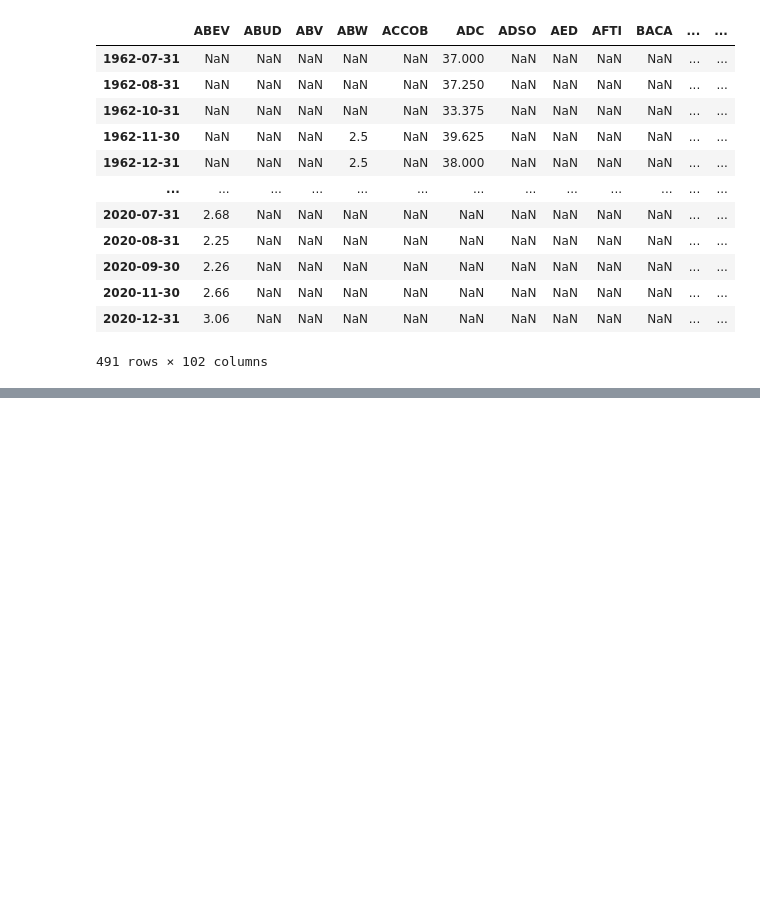
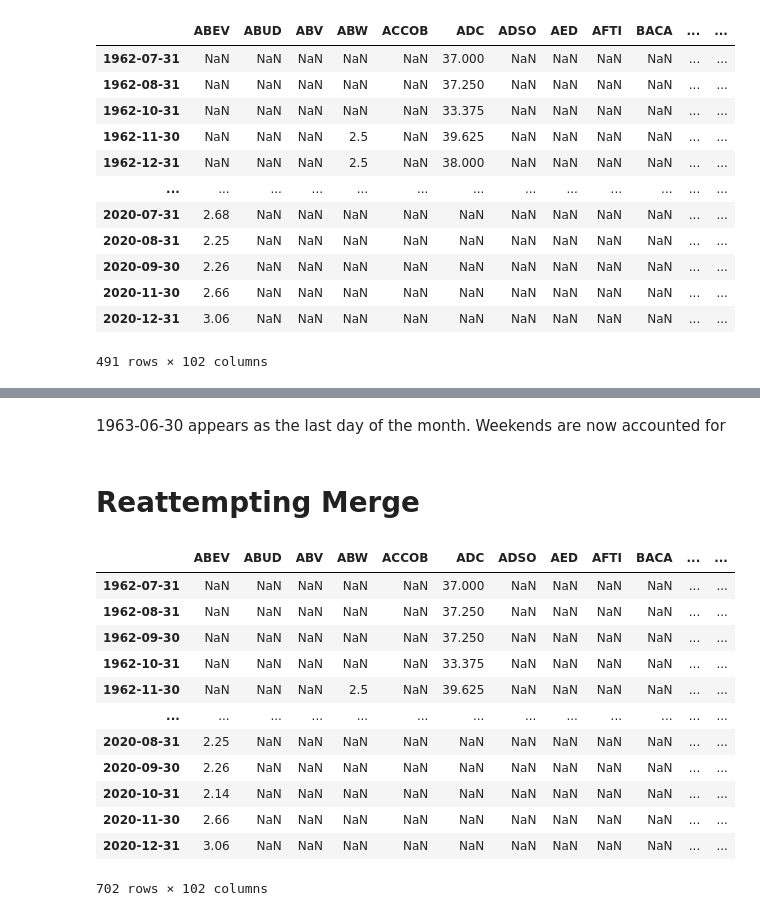
Before and after one commit to statistactics/sin-stocks, a Jupyter notebook: Merging.ipynb, the cells around one changed output, grey strips where cells are left out. Cells and saved outputs as stored; diff of their text form; code cells hidden in the pictures; blank space fills up the shorter version.

```diff
--- a/Merging.ipynb
+++ b/Merging.ipynb
@@ -282,0 +338,22 @@ final_merged.iloc[0:20]
+# %% [markdown]
+1963-06-30 appears as the last day of the month. Weekends are now accounted for
+# %% [markdown]
+# Reattempting Merge
+# %%
+final_merged = pd.concat([stonks_fama, nber_df], axis = 1, join = "inner")
+final_merged.rename(columns = {"Small-Minus-Big Return": "SMB", "High-Minus-Low Return": "HML", "Momentum Factor": "MOM"}, inplace=True)
+final_merged
+# %% [output]
+|  | ABEV | ABUD | ABV | ABW | ACCOB | ADC | ADSO | AED | AFTI | BACA | ... | ... |
+| 1962-07-31 | NaN | NaN | NaN | NaN | NaN | 37.000 | NaN | NaN | NaN | NaN | ... | ... |
+| 1962-08-31 | NaN | NaN | NaN | NaN | NaN | 37.250 | NaN | NaN | NaN | NaN | ... | ... |
+| 1962-09-30 | NaN | NaN | NaN | NaN | NaN | 37.250 | NaN | NaN | NaN | NaN | ... | ... |
+| 1962-10-31 | NaN | NaN | NaN | NaN | NaN | 33.375 | NaN | NaN | NaN | NaN | ... | ... |
+| 1962-11-30 | NaN | NaN | NaN | 2.5 | NaN | 39.625 | NaN | NaN | NaN | NaN | ... | ... |
+| ... | ... | ... | ... | ... | ... | ... | ... | ... | ... | ... | ... | ... |
+| 2020-08-31 | 2.25 | NaN | NaN | NaN | NaN | NaN | NaN | NaN | NaN | NaN | ... | ... |
+| 2020-09-30 | 2.26 | NaN | NaN | NaN | NaN | NaN | NaN | NaN | NaN | NaN | ... | ... |
+| 2020-10-31 | 2.14 | NaN | NaN | NaN | NaN | NaN | NaN | NaN | NaN | NaN | ... | ... |
+| 2020-11-30 | 2.66 | NaN | NaN | NaN | NaN | NaN | NaN | NaN | NaN | NaN | ... | ... |
+| 2020-12-31 | 3.06 | NaN | NaN | NaN | NaN | NaN | NaN | NaN | NaN | NaN | ... | ... |
+702 rows × 102 columns
```
Also changed, not shown: parts of 15 cells of this notebook.
